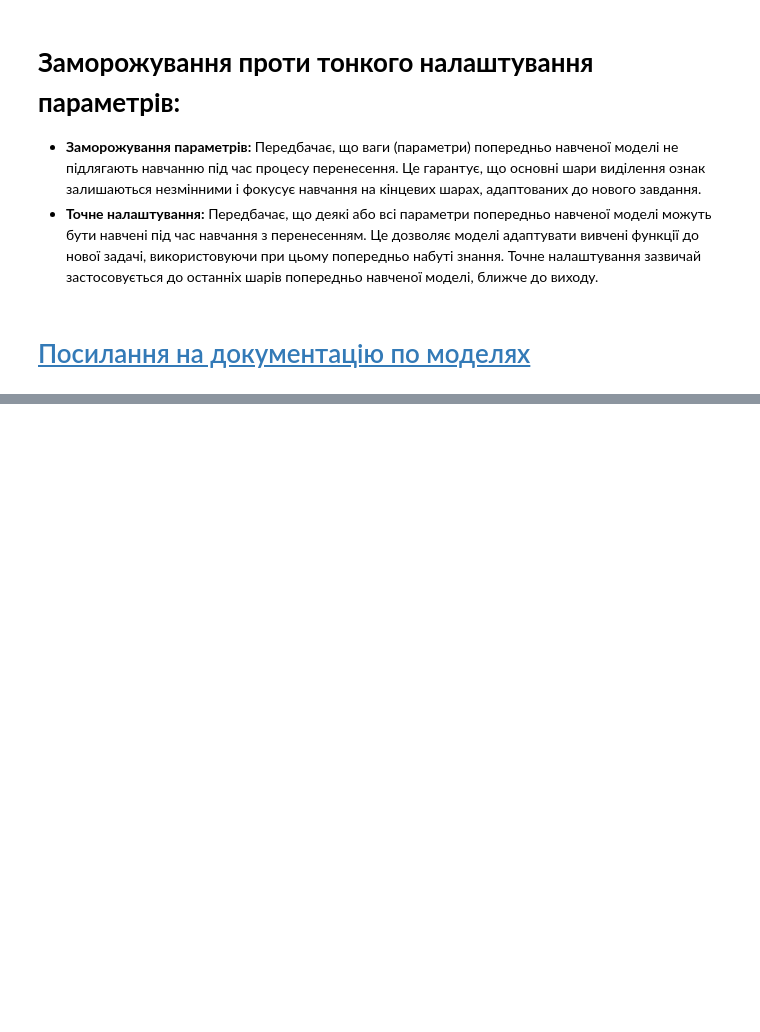
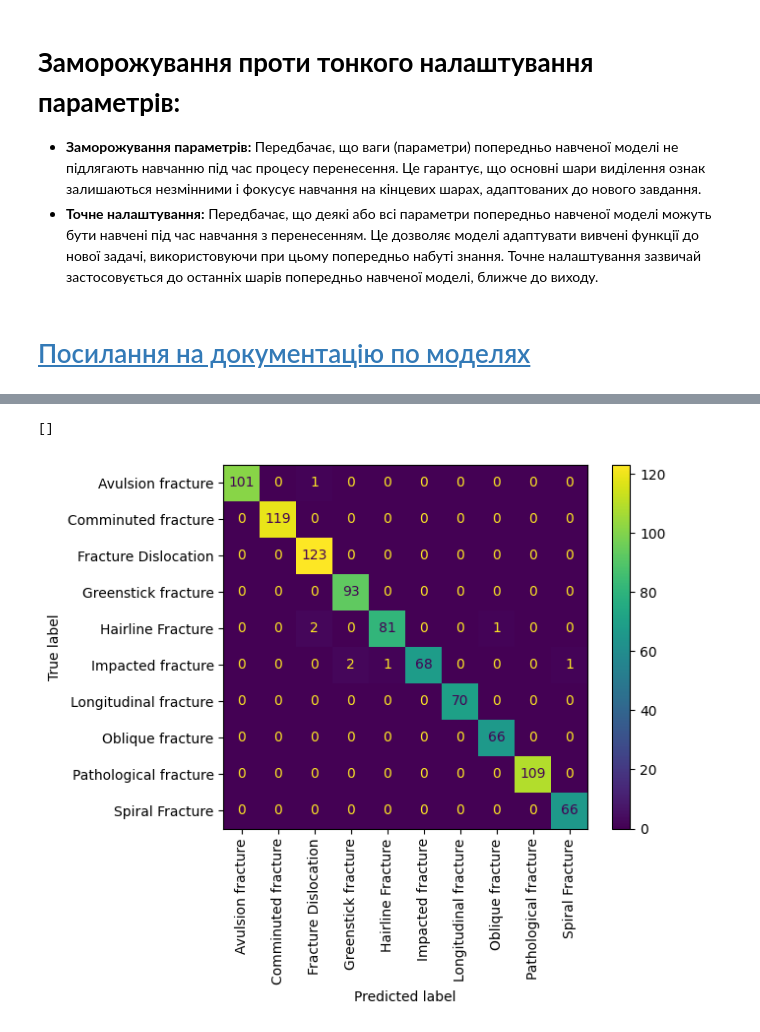
Before and after one commit to HalyshAnton/Python-AI, a Jupyter notebook: Transfer Learning.ipynb, the cells around one changed output, grey strips where cells are left out. Saved outputs shown, nothing was run; the diff lists cells and outputs as text; code cells hidden in the pictures; blank space fills up the shorter version.

```diff
--- a/Transfer Learning.ipynb
+++ b/Transfer Learning.ipynb
@@ -117,0 +101,20 @@ torch.Size([3, 224, 224])
+# %%
+means = []
+stds = []
+
+for X, y in train_data:
+    mean = torch.mean(X, dim=(1, 2))
+    std = torch.std(X, dim=(1, 2))
+
+    means.append(list(mean))
+    stds.append(list(std))
+
+means = torch.tensor(means)
+stds = torch.tensor(stds)
+
+mean = torch.mean(means, dim=(0))
+std = torch.mean(stds, dim=(0))
+
+# (3, 224, 224) -> (3)
+# (904, 3) -> (3)
+mean, std
@@ -413,16 +476,28 @@ plot_metric(history, 'accuracy_score')
 # %%
 from sklearn.metrics import ConfusionMatrixDisplay
 
-model = model.to('cpu')  # відключаємо від gpu
+model = model.to(device)
+model.eval()
 
-loader = torch.utils.data.DataLoader(test_data, batch_size=len(test_data))
-X_test, y_test = next(iter(loader))
+y_pred = []
+y_test = []
 
-y_pred = model.predict(X_test)
+with torch.no_grad():
+    for X, y in test_loader:
+        X = X.to(device)
+        y_pred_ = model(X)
+        y_pred_ = y_pred_.argmax(-1).cpu()
 
-ConfusionMatrixDisplay.from_predictions(y_test, y_pred.argmax(-1), display_labels=dataset.classes)
+        y_pred.extend(y_pred_)
+        y_test.extend(y)
+
+
+ConfusionMatrixDisplay.from_predictions(y_test, y_pred, display_labels=dataset.classes)
 plt.xticks(rotation=90)
 plt.plot()
+# %% [output]
+[]
+[figure, added]
 # %%
 from sklearn.metrics import classification_report
 
```
Also changed, not shown: parts of 26 cells of this notebook.
